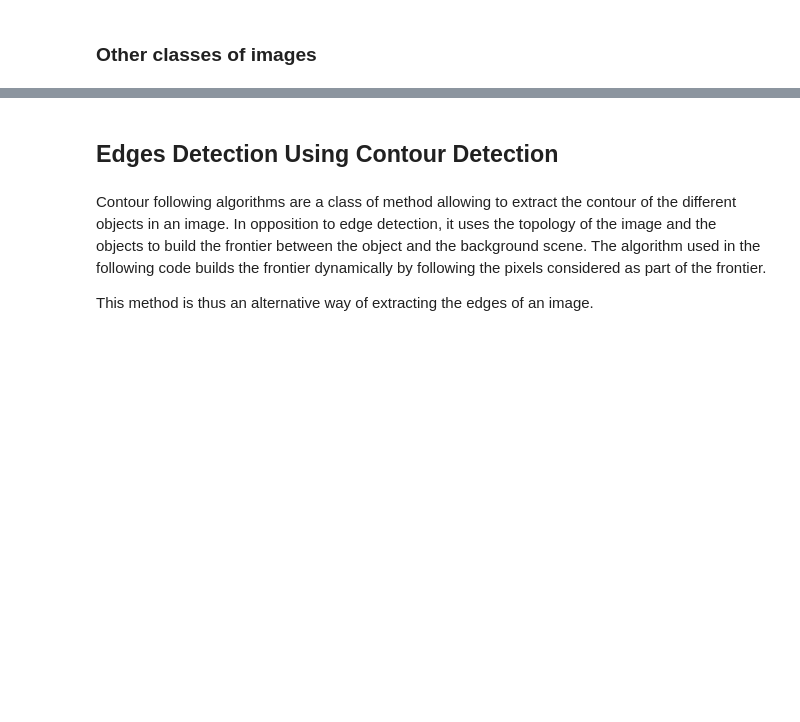
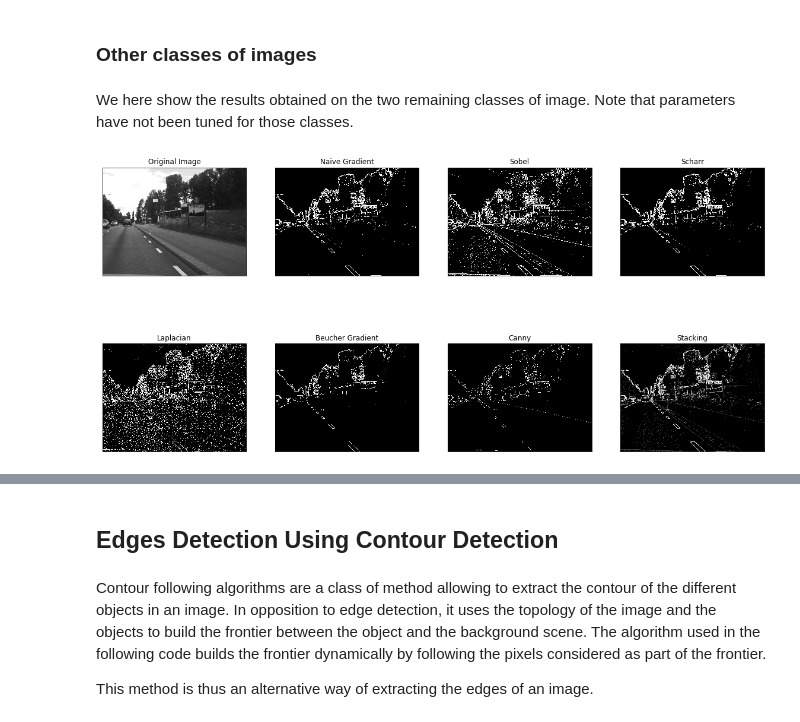
Before and after one commit to hokolomopo/Edge-and-Ellipse-detection, a Jupyter notebook: Report.ipynb, the cells around one changed output, grey strips where cells are left out. Saved outputs shown, nothing was run; the diff lists cells and outputs as text; code cells hidden in the pictures; blank space fills up the shorter version.

```diff
--- a/Report.ipynb
+++ b/Report.ipynb
@@ -184,2 +205,21 @@ tools.multiPlot(2, 4,
 # %% [markdown]
 ### Other classes of images
+# %% [markdown]
+We here show the results obtained on the two remaining classes of image. Note that parameters have not been tuned for those classes.
+# %%
+img = load_gray_img("img/road.png")
+
+naive_grad = get_optimal_grads("road", "road", "Naive Gradient")
+sobel_grad = get_optimal_grads("road", "road", "Sobel")
+scharr_grad = get_optimal_grads("road", "road", "Scharr")
+canny_grad = get_optimal_grads("road", "road", "Canny")
+beucher_grad = get_optimal_grads("road", "road", "Beucher")
+stacking_grad = get_optimal_grads("road", "road", "Stacking")
+laplacian_grad = get_optimal_grads("road", "road", "Laplacian")
+
+tools.multiPlot(2, 4,
+        (img, naive_grad, sobel_grad, scharr_grad, laplacian_grad, beucher_grad, canny_grad, stacking_grad),
+        ('Original Image', 'Naive Gradient', 'Sobel', 'Scharr', 'Laplacian', 'Beucher Gradient', 'Canny', 'Stacking'),
+        cmap_tuple=(cm.gray, cm.gray, cm.gray, cm.gray, cm.gray, cm.gray, cm.gray, cm.gray))
+# %% [output]
+[figure, added]
```
Also changed, not shown: parts of 7 cells of this notebook, 2 other files.
